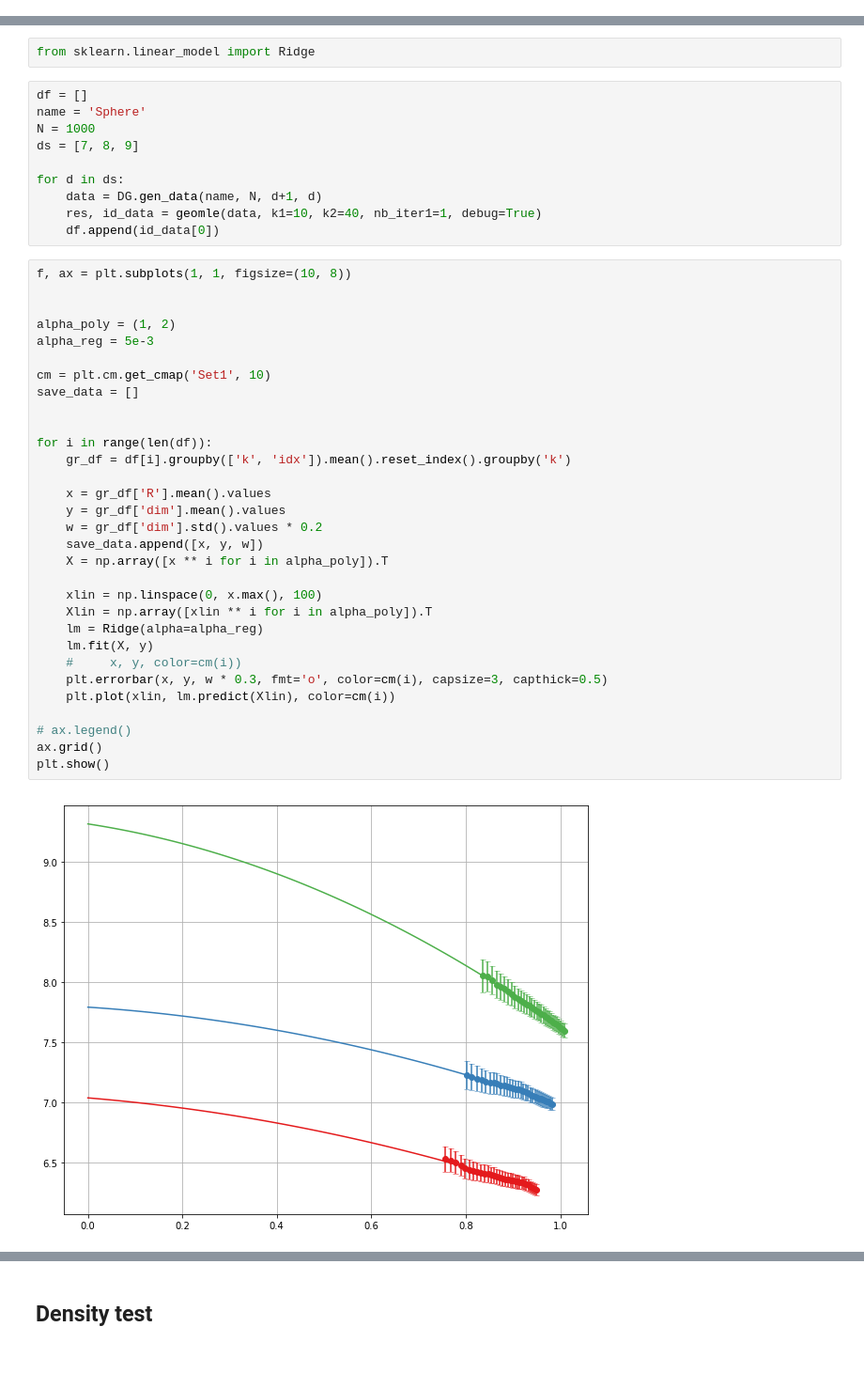
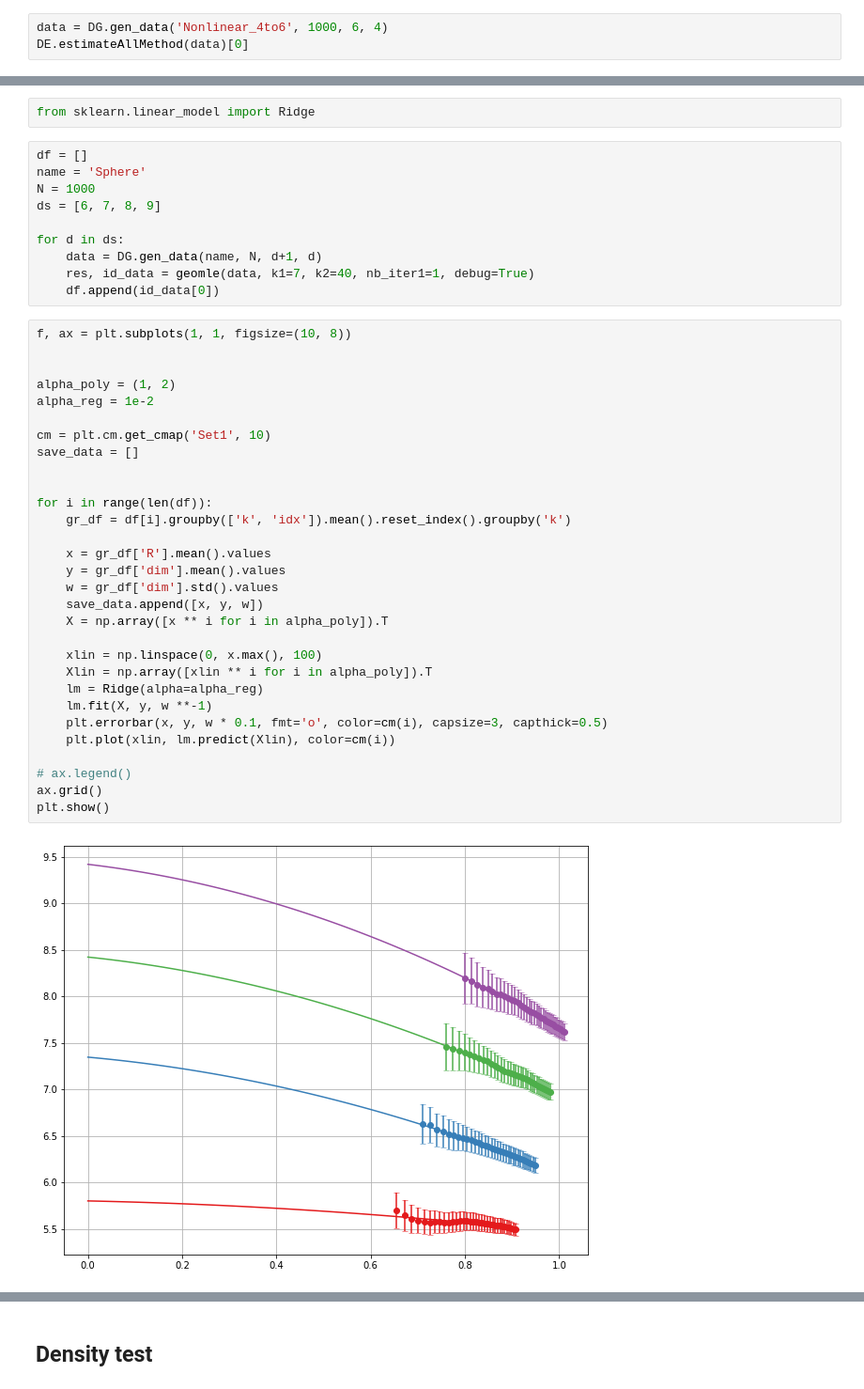
Before and after one commit to stat-ml/GeoMLE, a Jupyter notebook: paper/FinalNtb.ipynb, the cells around one changed output, grey strips where cells are left out. Shown: that part at 94% size. Saved outputs shown, nothing was run; the diff lists cells and outputs as text; blank space fills up the shorter version.

```diff
--- a/paper/FinalNtb.ipynb
+++ b/paper/FinalNtb.ipynb
@@ -111,0 +137,3 @@ DE.estimateAllMethod(data)[0]
+# %%
+data = DG.gen_data('Nonlinear_4to6', 1000, 6, 4)
+DE.estimateAllMethod(data)[0]
@@ -117,43 +179,42 @@ from sklearn.linear_model import Ridge
 df = []
 name = 'Sphere'
 N = 1000
-ds = [7, 8, 9]
+ds = [6, 7, 8, 9]
 
 for d in ds:
     data = DG.gen_data(name, N, d+1, d)
-    res, id_data = geomle(data, k1=10, k2=40, nb_iter1=1, debug=True)
+    res, id_data = geomle(data, k1=7, k2=40, nb_iter1=1, debug=True)
     df.append(id_data[0])
 # %%
 f, ax = plt.subplots(1, 1, figsize=(10, 8))
 
 
 alpha_poly = (1, 2)
-alpha_reg = 5e-3
+alpha_reg = 1e-2
 
 cm = plt.cm.get_cmap('Set1', 10)
 save_data = []
 
 
 for i in range(len(df)):
     gr_df = df[i].groupby(['k', 'idx']).mean().reset_index().groupby('k')
 
     x = gr_df['R'].mean().values
     y = gr_df['dim'].mean().values
-    w = gr_df['dim'].std().values * 0.2
+    w = gr_df['dim'].std().values
     save_data.append([x, y, w])
     X = np.array([x ** i for i in alpha_poly]).T
 
     xlin = np.linspace(0, x.max(), 100)
     Xlin = np.array([xlin ** i for i in alpha_poly]).T
     lm = Ridge(alpha=alpha_reg)
-    lm.fit(X, y)
-    #     x, y, color=cm(i))
-    plt.errorbar(x, y, w * 0.3, fmt='o', color=cm(i), capsize=3, capthick=0.5)
+    lm.fit(X, y, w **-1)
+    plt.errorbar(x, y, w * 0.1, fmt='o', color=cm(i), capsize=3, capthick=0.5)
     plt.plot(xlin, lm.predict(Xlin), color=cm(i))
 
 # ax.legend()
 ax.grid()
 plt.show()
 # %% [output]
-[figure, old version]
+[figure, new version]
 # %%
```
Also changed, not shown: parts of 78 cells of this notebook.
